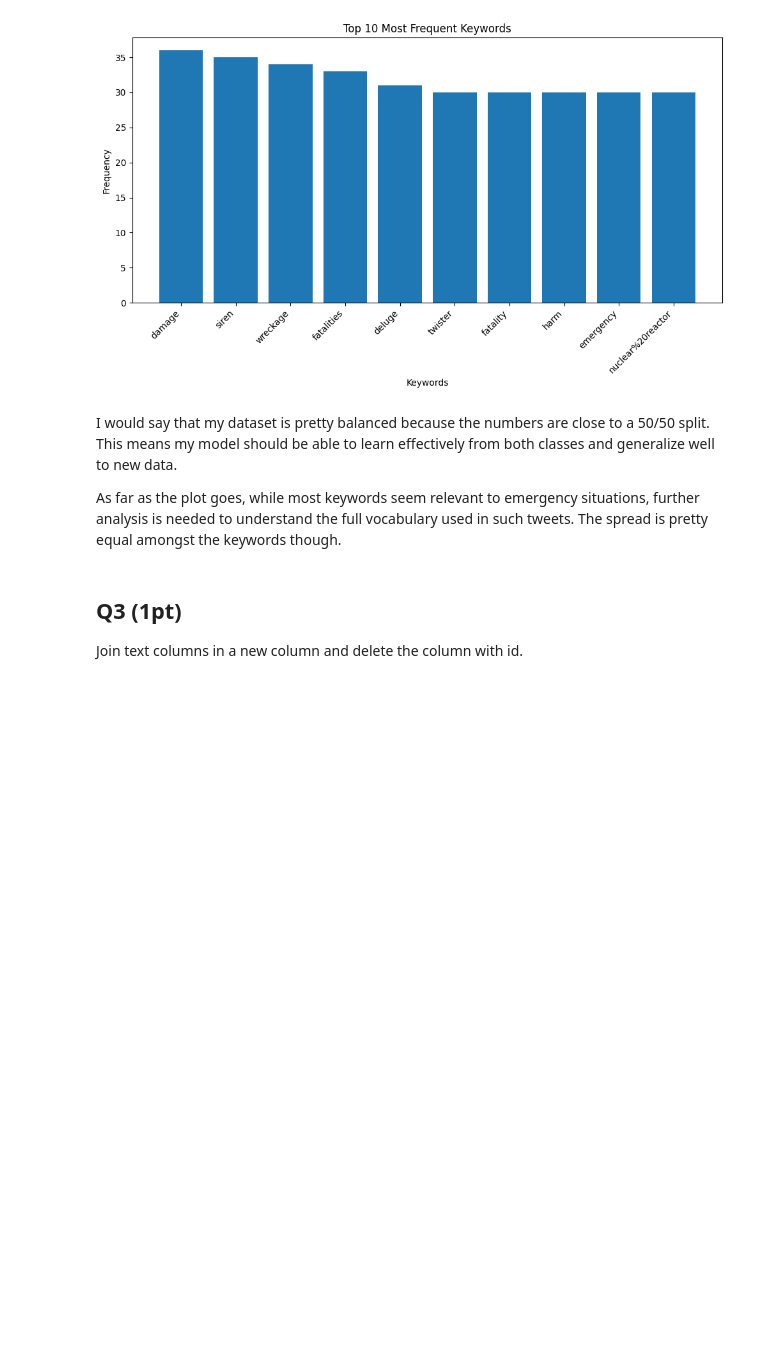
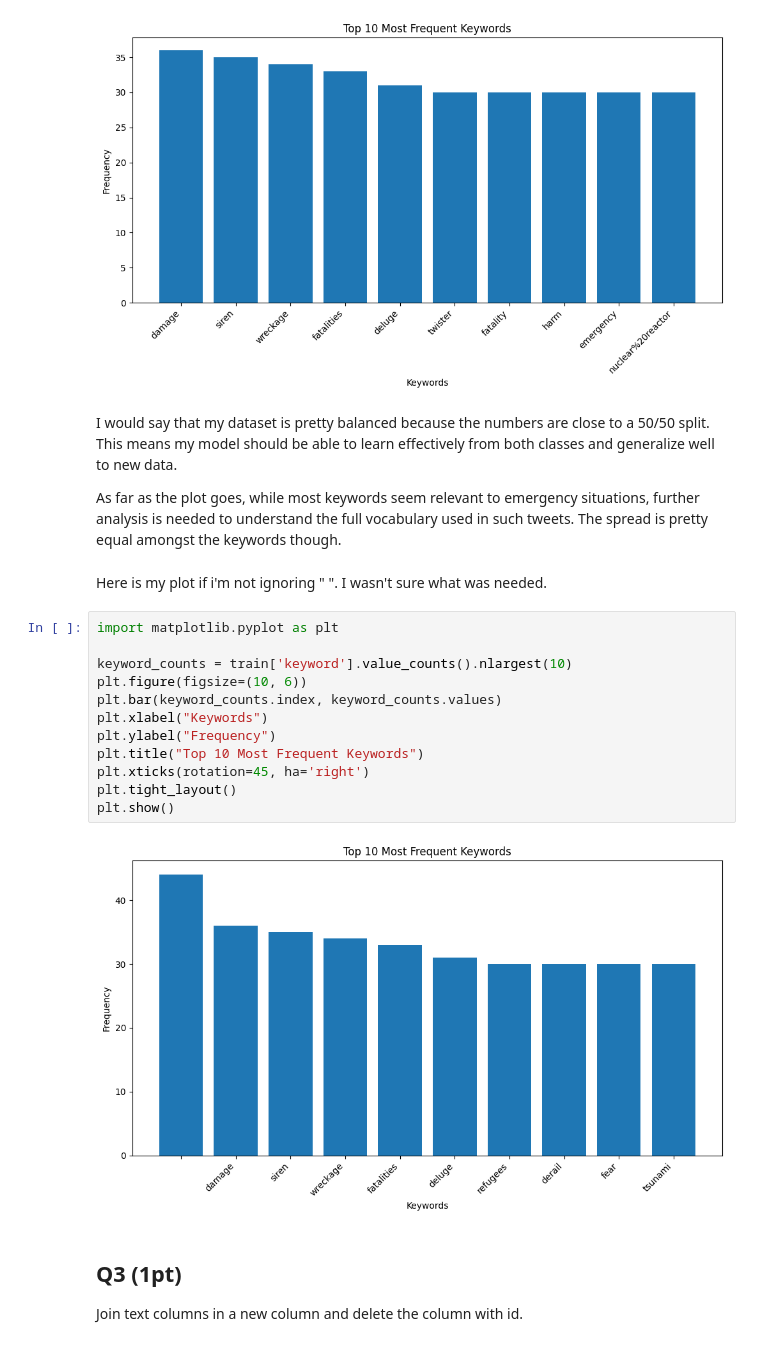
Before and after one commit to ansleyo/RIT_ML, a Jupyter notebook: 2025_spring/Week05_classification/HW4.ipynb, the cells around one changed output. Drawn from its saved outputs; the diff is of its cells as text; blank space fills up the shorter version.

```diff
--- a/2025_spring/Week05_classification/HW4.ipynb
+++ b/2025_spring/Week05_classification/HW4.ipynb
@@ -91,6 +91,22 @@ plt.show()
 I would say that my dataset is pretty balanced because the numbers are close to a 50/50 split. This means my model should be able to learn effectively from both classes and generalize well to new data.
 
 As far as the plot goes, while most keywords seem relevant to emergency situations, further analysis is needed to understand the full vocabulary used in such tweets. The spread is pretty equal amongst the keywords though.
+# %% [markdown]
+Here is my plot if i'm not ignoring " ". I wasn't sure what was needed.
+# %%
+import matplotlib.pyplot as plt
+
+keyword_counts = train['keyword'].value_counts().nlargest(10)
+plt.figure(figsize=(10, 6))
+plt.bar(keyword_counts.index, keyword_counts.values)
+plt.xlabel("Keywords")
+plt.ylabel("Frequency")
+plt.title("Top 10 Most Frequent Keywords")
+plt.xticks(rotation=45, ha='right')
+plt.tight_layout()
+plt.show()
+# %% [output]
+[figure, added]
 # %% [markdown]
 ## Q3 (1pt)
 
```
Also changed, not shown: parts of 14 cells of this notebook.
